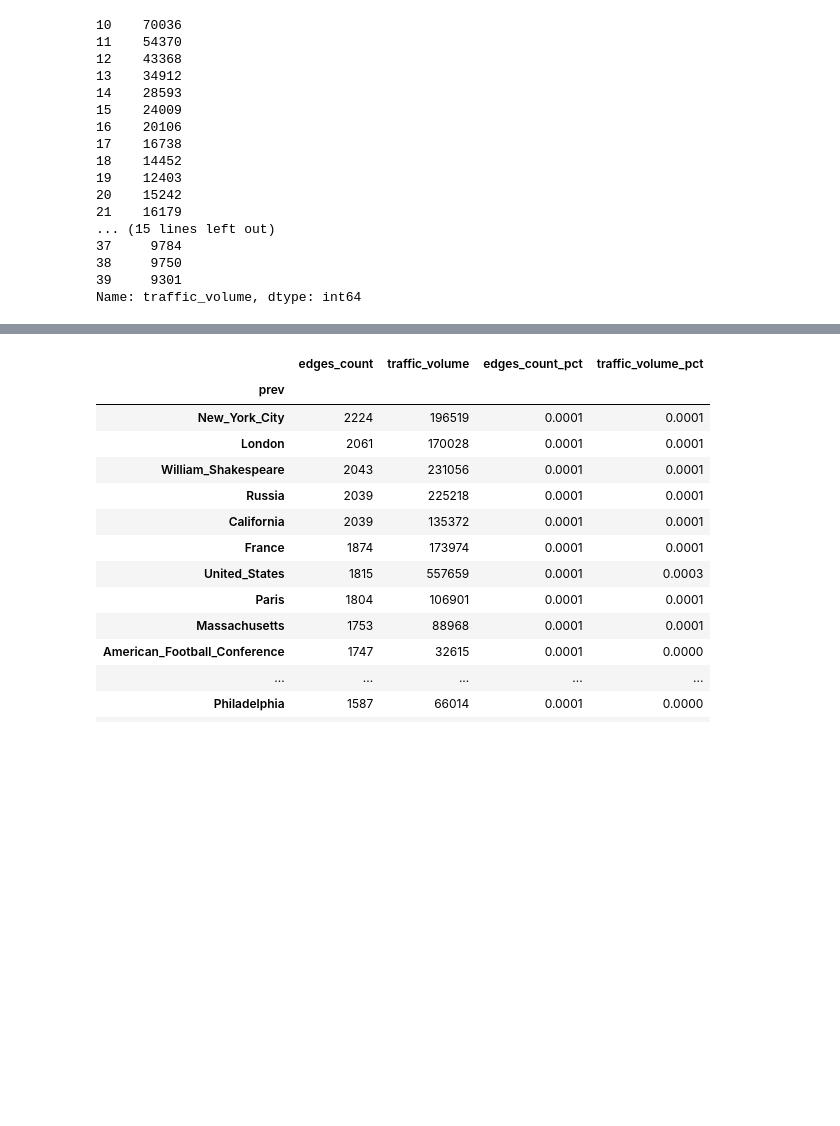
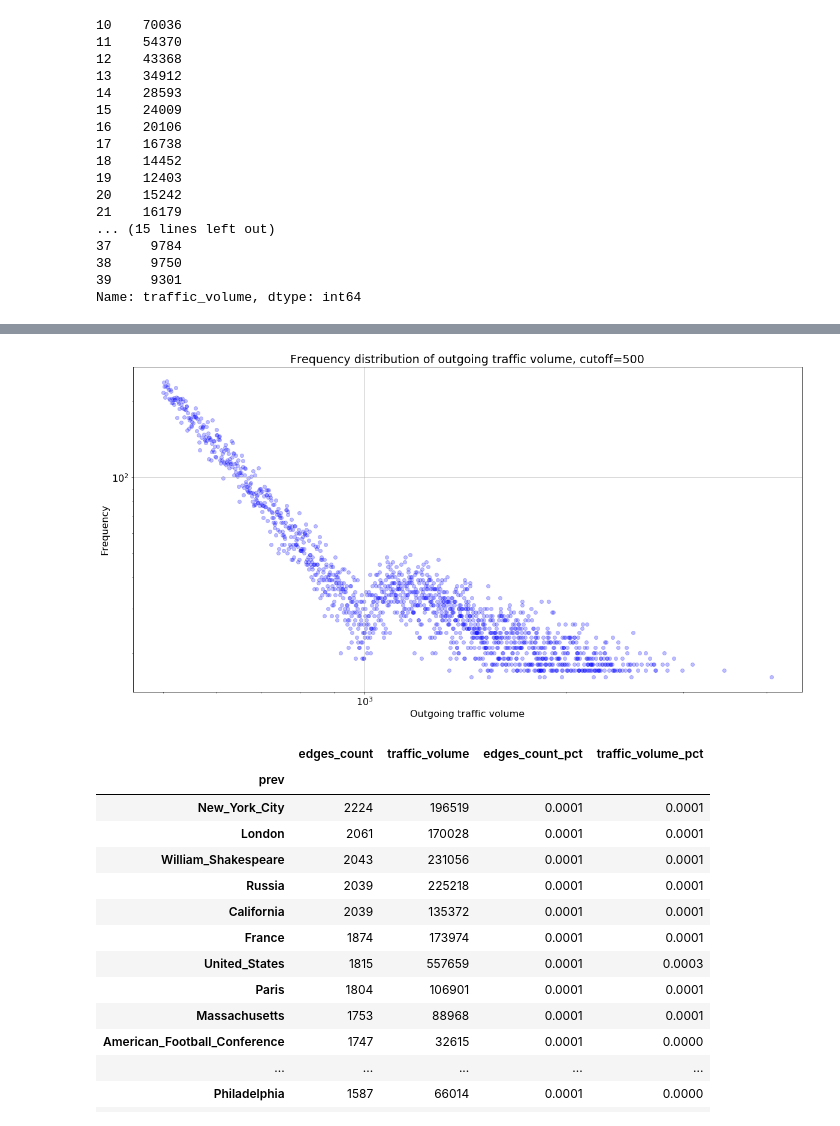
Before and after one commit to 33eyes/wiki-clickstream-graph, a Jupyter notebook: English_Wikipedia_EDA.ipynb, the cells around one changed output, grey strips where cells are left out. Cells and saved outputs as stored; diff of their text form; code cells hidden in the pictures; blank space fills up the shorter version.

```diff
--- a/English_Wikipedia_EDA.ipynb
+++ b/English_Wikipedia_EDA.ipynb
@@ -542,3 +607,16 @@ Name: traffic_volume, dtype: int64
+# %%
+my_alpha = 0.25
+plt.scatter(start_nodes_traffic_freq3[:1500].index.values, start_nodes_traffic_freq3[:1500].values, \
+            c="b", alpha=my_alpha)
+plt.xscale("log")
+plt.yscale("log")
+plt.xlabel('Outgoing traffic volume')
+plt.ylabel('Frequency')
+plt.grid(True)
+
+plt.title("Frequency distribution of outgoing traffic volume, cutoff=500");
+# %% [output]
+[figure, added]
 # %%
 start_nodes.sort_values("edges_count", ascending=False).head(20)
 # %% [output]
```
Also changed, not shown: parts of 28 cells of this notebook.
